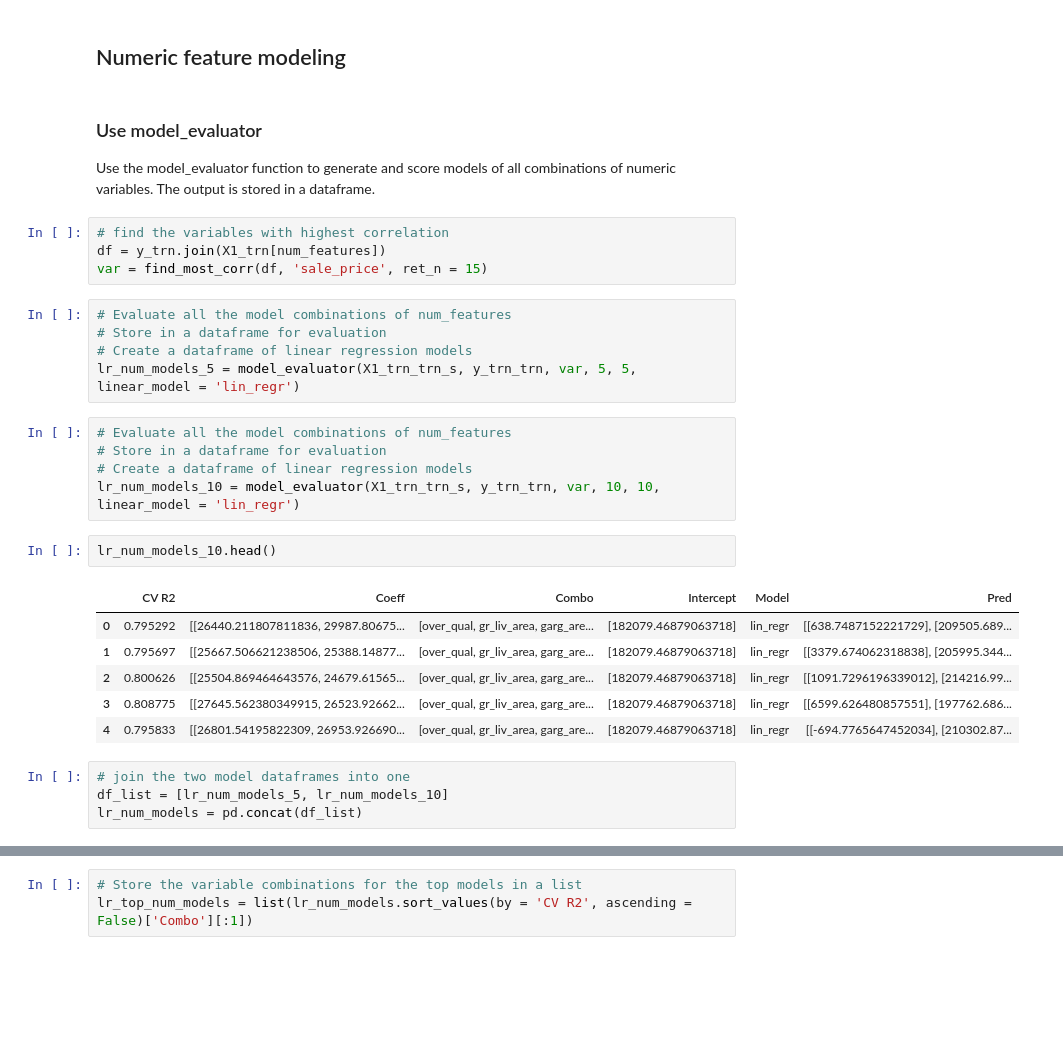
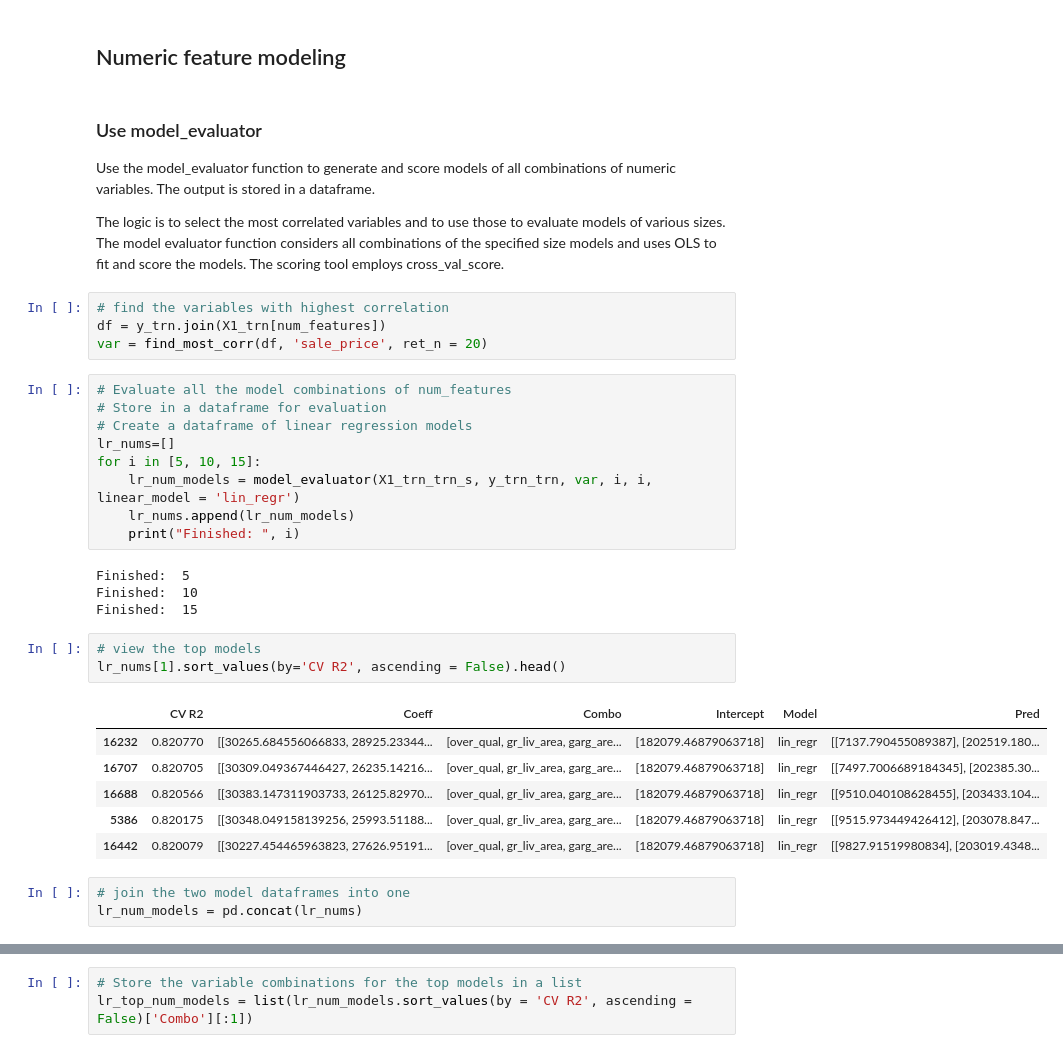
Before and after one commit to sgodfrey66/Housing_prices, a Jupyter notebook: code/Step1_Variable_evaluation.ipynb, the cells around one changed output, grey strips where cells are left out. Cells and saved outputs as stored; diff of their text form; blank space fills up the shorter version.

```diff
--- a/code/Step1_Variable_evaluation.ipynb
+++ b/code/Step1_Variable_evaluation.ipynb
@@ -387,33 +387,38 @@ correl_plot(df, c_title, (15,9), False)
 ###  Use model_evaluator
 
 Use the model_evaluator function to generate and score models of all combinations of numeric variables.  The output is stored in a dataframe.
+
+The logic is to select the most correlated variables and to use those to evaluate models of various sizes.  The model evaluator function considers all combinations of the specified size models and uses OLS to fit and score the models.  The scoring tool employs cross_val_score.
 # %%
 # find the variables with highest correlation
 df = y_trn.join(X1_trn[num_features])
-var = find_most_corr(df, 'sale_price', ret_n = 15)
+var = find_most_corr(df, 'sale_price', ret_n = 20)
 # %%
 # Evaluate all the model combinations of num_features
 # Store in a dataframe for evaluation
 # Create a dataframe of linear regression models
-lr_num_models_5 = model_evaluator(X1_trn_trn_s, y_trn_trn, var, 5, 5, linear_model = 'lin_regr')
+lr_nums=[]
+for i in [5, 10, 15]:
+    lr_num_models = model_evaluator(X1_trn_trn_s, y_trn_trn, var, i, i, linear_model = 'lin_regr')
+    lr_nums.append(lr_num_models)
+    print("Finished: ", i)
+# %% [output]
+Finished:  5
+Finished:  10
+Finished:  15
-# %%
-# Evaluate all the model combinations of num_features
-# Store in a dataframe for evaluation
-# Create a dataframe of linear regression models
-lr_num_models_10 = model_evaluator(X1_trn_trn_s, y_trn_trn, var, 10, 10, linear_model = 'lin_regr')
-# %%
-lr_num_models_10.head()
-# %% [output]
-|  | CV R2 | Coeff | Combo | Intercept | Model | Pred |
-| 0 | 0.795292 | [[26440.211807811836, 29987.80675... | [over_qual, gr_liv_area, garg_are... | [182079.46879063718] | lin_regr | [[638.7487152221729], [209505.689... |
-| 1 | 0.795697 | [[25667.506621238506, 25388.14877... | [over_qual, gr_liv_area, garg_are... | [182079.46879063718] | lin_regr | [[3379.674062318838], [205995.344... |
-| 2 | 0.800626 | [[25504.869464643576, 24679.61565... | [over_qual, gr_liv_area, garg_are... | [182079.46879063718] | lin_regr | [[1091.7296196339012], [214216.99... |
-| 3 | 0.808775 | [[27645.562380349915, 26523.92662... | [over_qual, gr_liv_area, garg_are... | [182079.46879063718] | lin_regr | [[6599.626480857551], [197762.686... |
-| 4 | 0.795833 | [[26801.54195822309, 26953.926690... | [over_qual, gr_liv_area, garg_are... | [182079.46879063718] | lin_regr | [[-694.7765647452034], [210302.87... |
+# %%
+# view the top models
+lr_nums[1].sort_values(by='CV R2', ascending = False).head()
+# %% [output]
+|  | CV R2 | Coeff | Combo | Intercept | Model | Pred |
+| 16232 | 0.820770 | [[30265.684556066833, 28925.23344... | [over_qual, gr_liv_area, garg_are... | [182079.46879063718] | lin_regr | [[7137.790455089387], [202519.180... |
+| 16707 | 0.820705 | [[30309.049367446427, 26235.14216... | [over_qual, gr_liv_area, garg_are... | [182079.46879063718] | lin_regr | [[7497.7006689184345], [202385.30... |
+| 16688 | 0.820566 | [[30383.147311903733, 26125.82970... | [over_qual, gr_liv_area, garg_are... | [182079.46879063718] | lin_regr | [[9510.040108628455], [203433.104... |
+| 5386 | 0.820175 | [[30348.049158139256, 25993.51188... | [over_qual, gr_liv_area, garg_are... | [182079.46879063718] | lin_regr | [[9515.973449426412], [203078.847... |
+| 16442 | 0.820079 | [[30227.454465963823, 27626.95191... | [over_qual, gr_liv_area, garg_are... | [182079.46879063718] | lin_regr | [[9827.91519980834], [203019.4348... |
 # %%
 # join the two model dataframes into one
-df_list = [lr_num_models_5, lr_num_models_10]
-lr_num_models = pd.concat(df_list)
+lr_num_models = pd.concat(lr_nums)
 # %%
 # Show the models considered
 lr_num_models.shape
```
Also changed, not shown: parts of 7 cells of this notebook, 7 other files.
